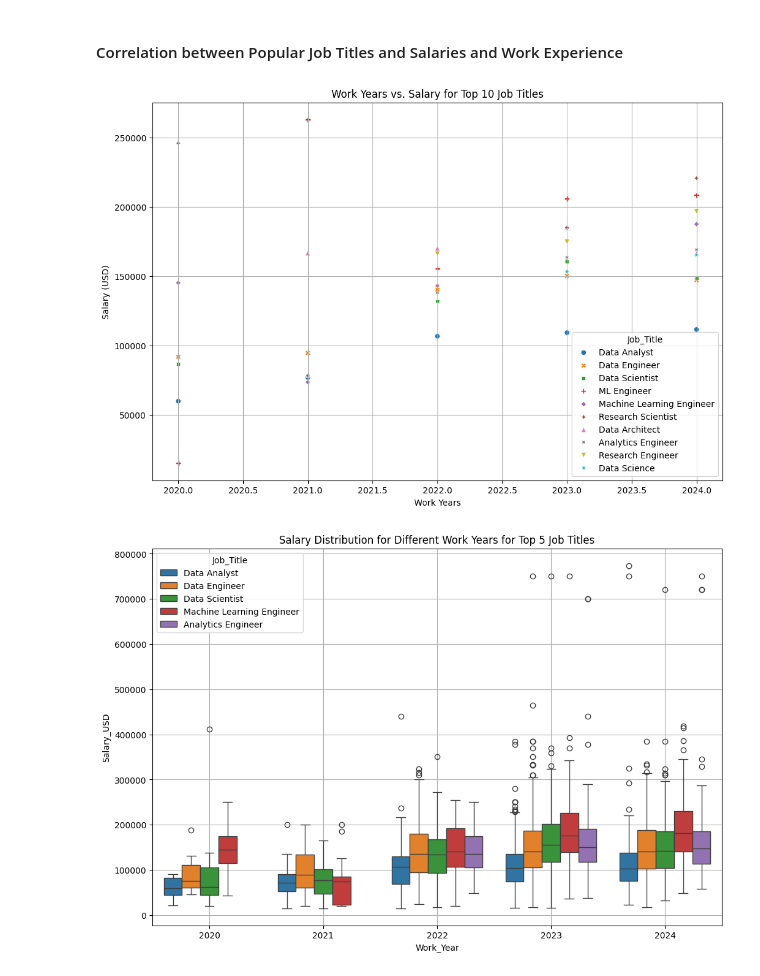
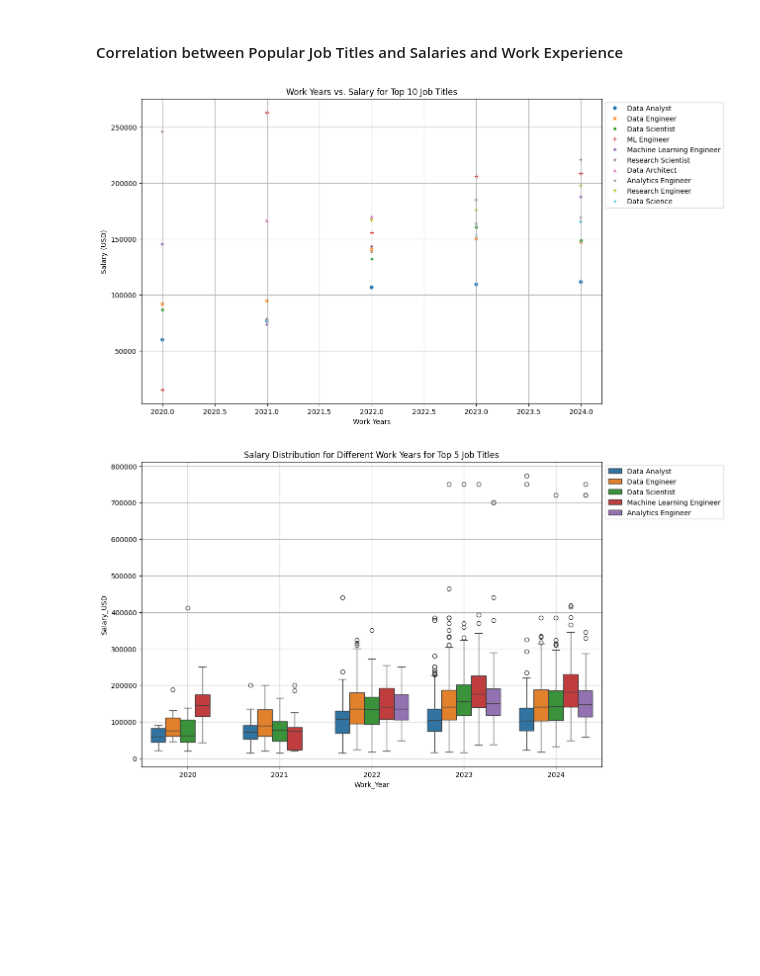
Before and after one commit to avamirm/EDA-techniques, a Jupyter notebook: Task2/task2.ipynb, the cells around one changed output. Saved outputs shown, nothing was run; the diff lists cells and outputs as text; code cells hidden in the pictures; blank space fills up the shorter version.

```diff
--- a/Task2/task2.ipynb
+++ b/Task2/task2.ipynb
@@ -481,17 +509,18 @@ plt.show()
 # %%
 # plot between work experience and job titles and salaries
 work_experience_salary = salaries_df.groupby(['Work_Year', 'Job_Title'])['Salary_USD'].mean().reset_index()
 work_experience_salary = work_experience_salary[work_experience_salary['Job_Title'].isin(top_10_job_titles.index)]
 
 plt.figure(figsize=(12, 8))
 sns.scatterplot(x='Work_Year', y='Salary_USD', data=work_experience_salary, hue='Job_Title', style='Job_Title')
 plt.xlabel('Work Years')
 plt.ylabel('Salary (USD)')
 plt.title('Work Years vs. Salary for Top 10 Job Titles')
 plt.grid(True)
+plt.legend(loc='upper left', bbox_to_anchor=(1,1))
 plt.show()
 # %% [output]
-[figure, old version]
+[figure, new version]
 # %%
 work_experience_salary = salaries_df.groupby(['Work_Year', 'Job_Title'])['Salary_USD']
 work_experience_salary = work_experience_salary.apply(lambda x: x).reset_index()
@@ -500,6 +529,7 @@ plt.figure(figsize=(12, 8))
 sns.boxplot(x='Work_Year', y='Salary_USD', data=work_experience_salary, hue='Job_Title')
 plt.title('Salary Distribution for Different Work Years for Top 5 Job Titles')
 plt.grid(True)
+plt.legend(loc='upper left', bbox_to_anchor=(1,1))
 plt.show()
 # %% [output]
-[figure, old version]
+[figure, new version]
```
Also changed, not shown: parts of 6 cells of this notebook.
